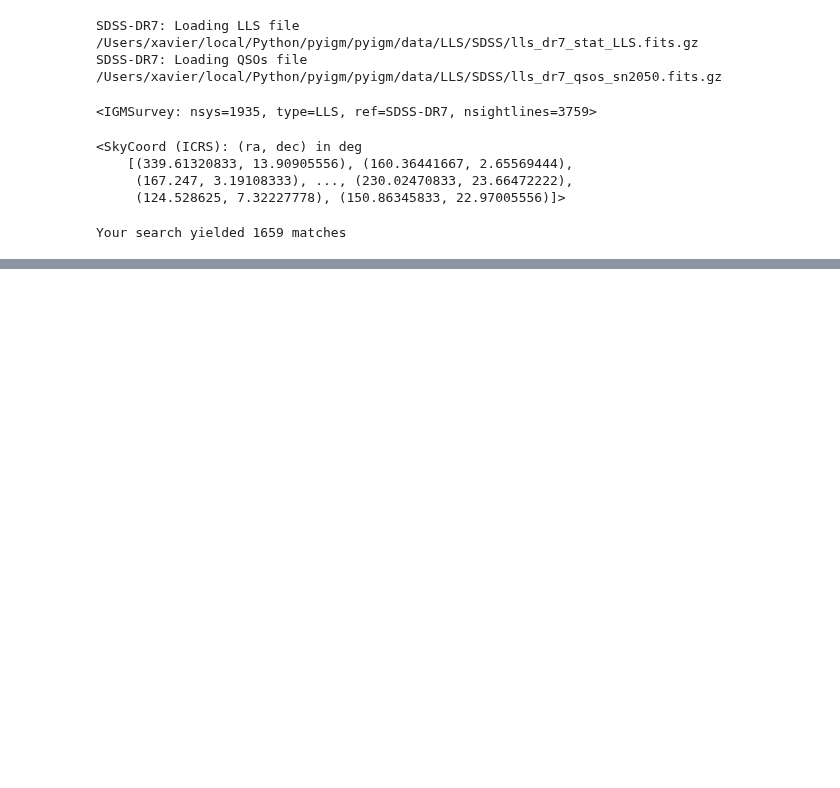
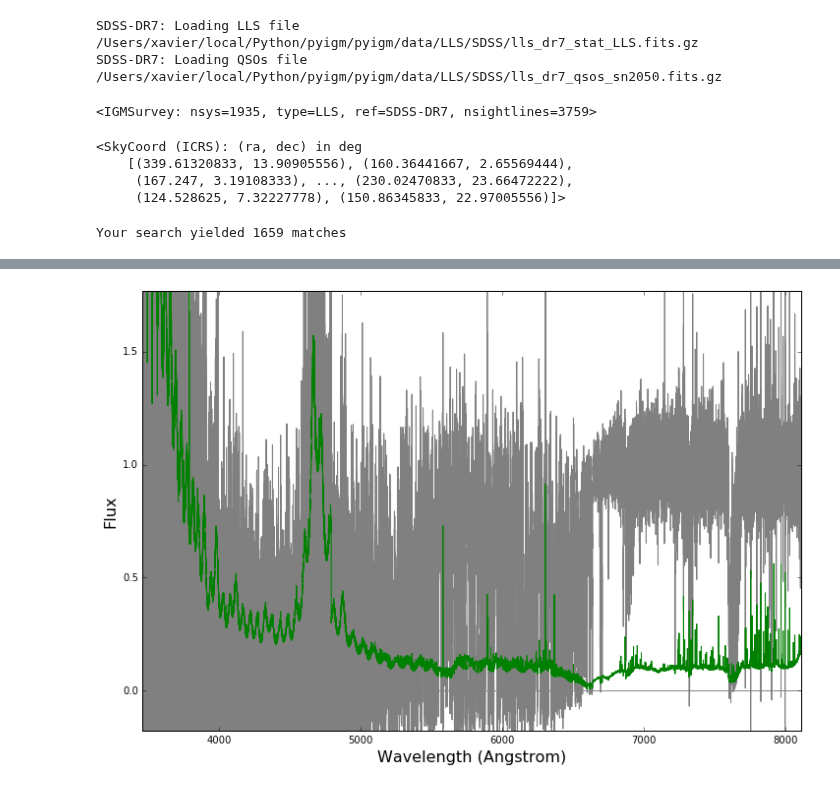
Before and after one commit to specdb/igmspec, a Jupyter notebook: docs/examples/Simple_Usage.ipynb, the cells around one changed output, grey strips where cells are left out. Drawn from its saved outputs; the diff is of its cells as text; code cells hidden in the pictures; blank space fills up the shorter version.

```diff
--- a/docs/examples/Simple_Usage.ipynb
+++ b/docs/examples/Simple_Usage.ipynb
@@ -135,0 +144,5 @@ Staged 27 spectra with 0.09072 Gb
+# %%
+# Show the first spectrum
+LLSspec.plot(inline=True)
+# %% [output]
+[figure, added]
```
Also changed, not shown: parts of 11 cells of this notebook, 7 other files.
